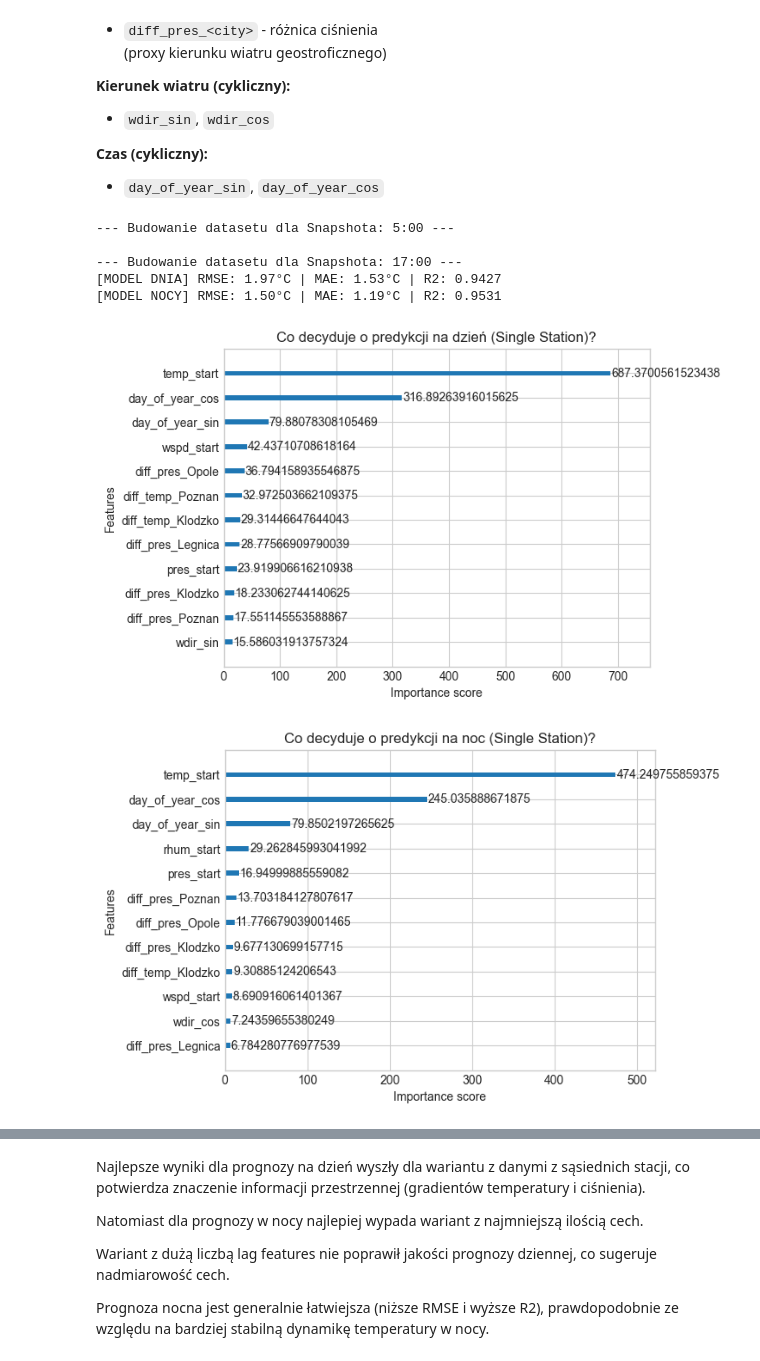
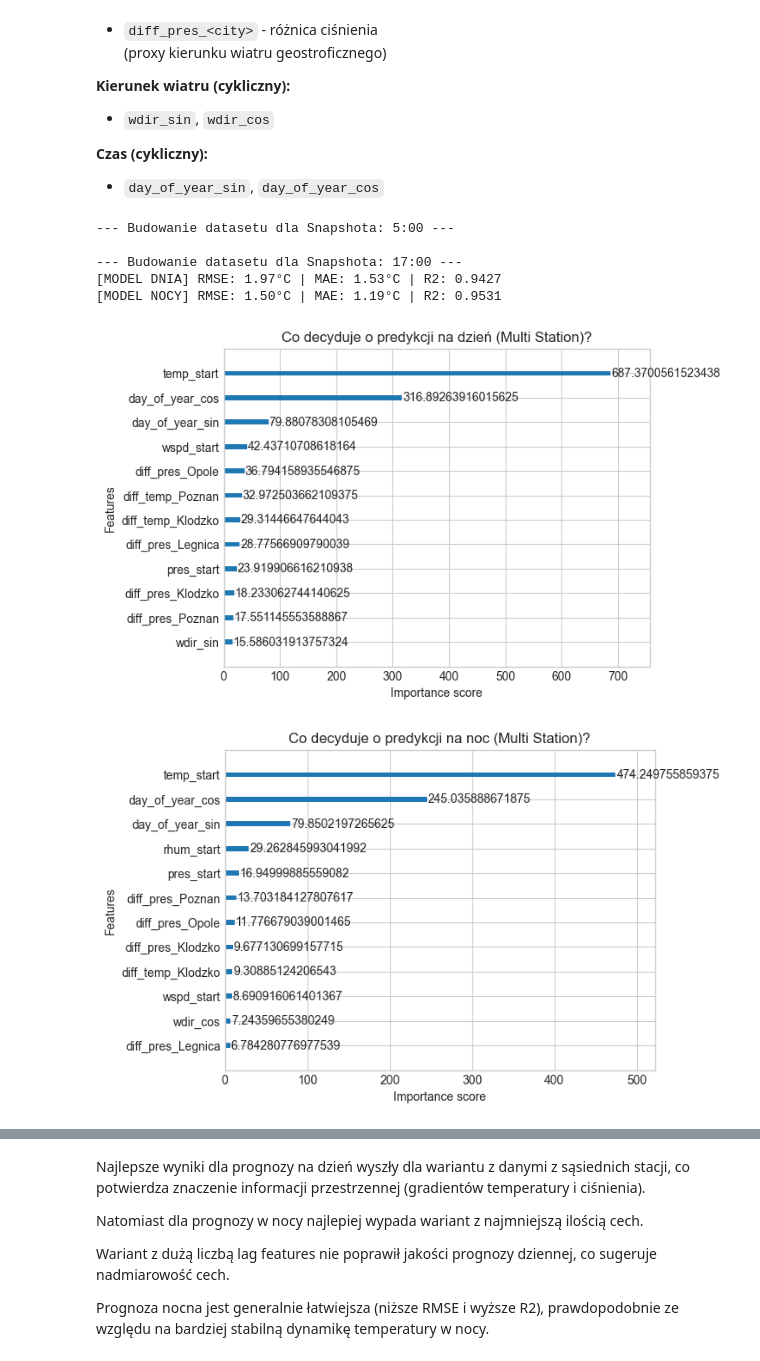
Before and after one commit to WeronikaTarnawska/projekt_pogoda_ml, a Jupyter notebook: temperature_xgboost.ipynb, the cells around one changed output, grey strips where cells are left out. Cells and saved outputs as stored; diff of their text form; code cells hidden in the pictures.

```diff
--- a/temperature_xgboost.ipynb
+++ b/temperature_xgboost.ipynb
@@ -484,34 +484,34 @@ def create_specialized_dataset(df_raw, snapshot_hour, target_series, neighbor_ci
 # %%
 
 cities = ['Legnica', 'Opole', 'Poznan', 'Klodzko']
 
 # === DATASET 1: PORANNY (Prognoza Dnia) ===
 # Snapshot o 05:00 rano -> Przewidujemy średnią z 06:00-18:00
 data_day = create_specialized_dataset(df, snapshot_hour=5, target_series=series_day_target, neighbor_cities=cities)
 
 # === DATASET 2: WIECZORNY (Prognoza Nocy) ===
 # Snapshot o 17:00 wieczorem -> Przewidujemy średnią z 18:00-06:00
 data_night = create_specialized_dataset(df, snapshot_hour=17, target_series=series_night_target, neighbor_cities=cities)
 
 day_results = train_and_eval(data_day, 'target_temp_day', 'MODEL DNIA')
 night_results = train_and_eval(data_night, 'target_temp_night', 'MODEL NOCY')
 
 modal_day = day_results[2]
-xgb.plot_importance(modal_day, max_num_features=12, importance_type='gain', title='Co decyduje o predykcji na dzień (Single Station)?')
+xgb.plot_importance(modal_day, max_num_features=12, importance_type='gain', title='Co decyduje o predykcji na dzień (Multi Station)?')
 
 model_night = night_results[2]
-xgb.plot_importance(model_night, max_num_features=12, importance_type='gain', title='Co decyduje o predykcji na noc (Single Station)?')
+xgb.plot_importance(model_night, max_num_features=12, importance_type='gain', title='Co decyduje o predykcji na noc (Multi Station)?')
 plt.show()
 
 show_results(day_results, night_results)
 # %% [output]
 --- Budowanie datasetu dla Snapshota: 5:00 ---
 
 --- Budowanie datasetu dla Snapshota: 17:00 ---
 [MODEL DNIA] RMSE: 1.97°C | MAE: 1.53°C | R2: 0.9427
 [MODEL NOCY] RMSE: 1.50°C | MAE: 1.19°C | R2: 0.9531
 [figure]
-[figure, old version]
+[figure, new version]
 [figure]
 [figure]
 # %% [markdown]
```
Also changed, not shown: parts of 2 cells of this notebook, 2 other files.
